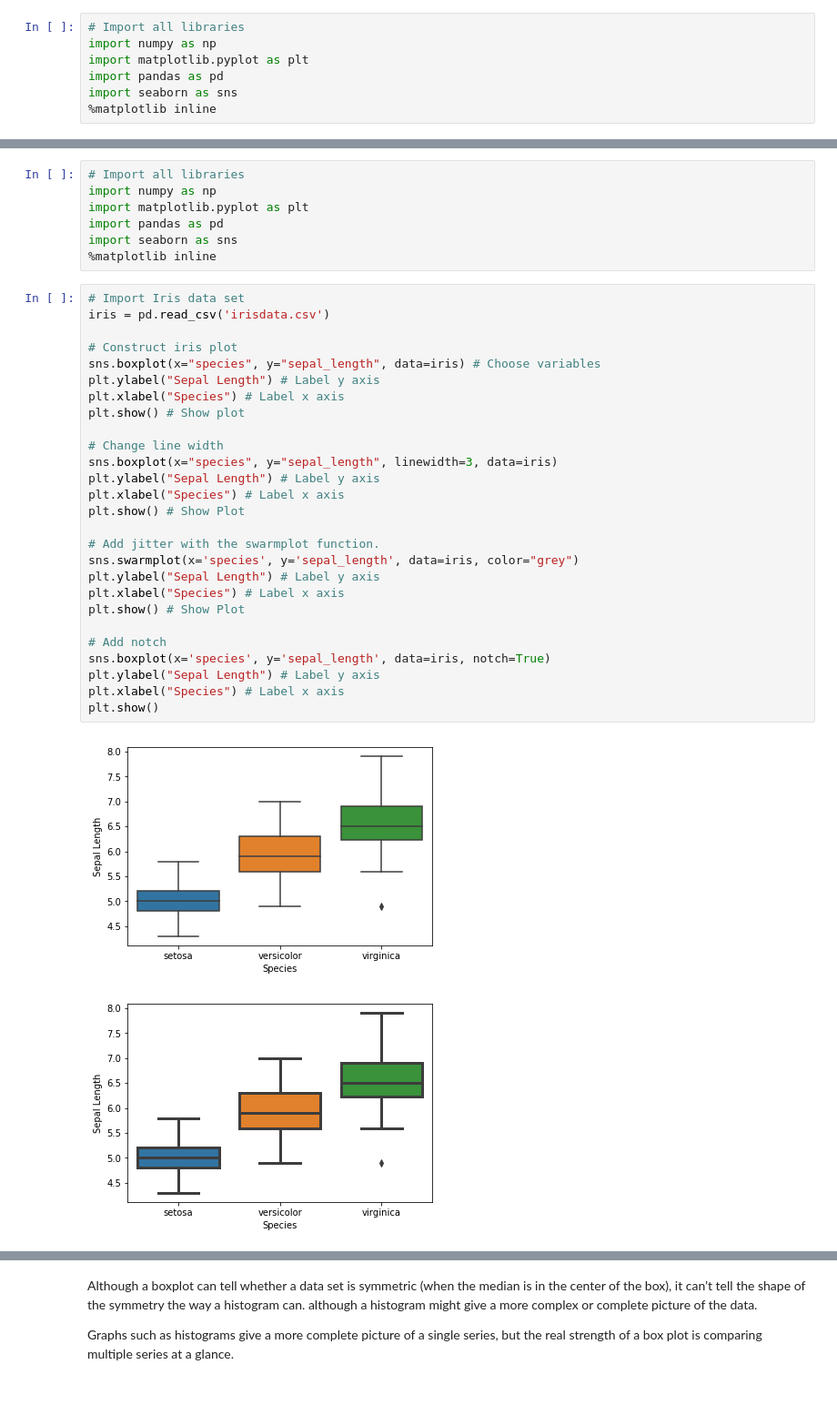
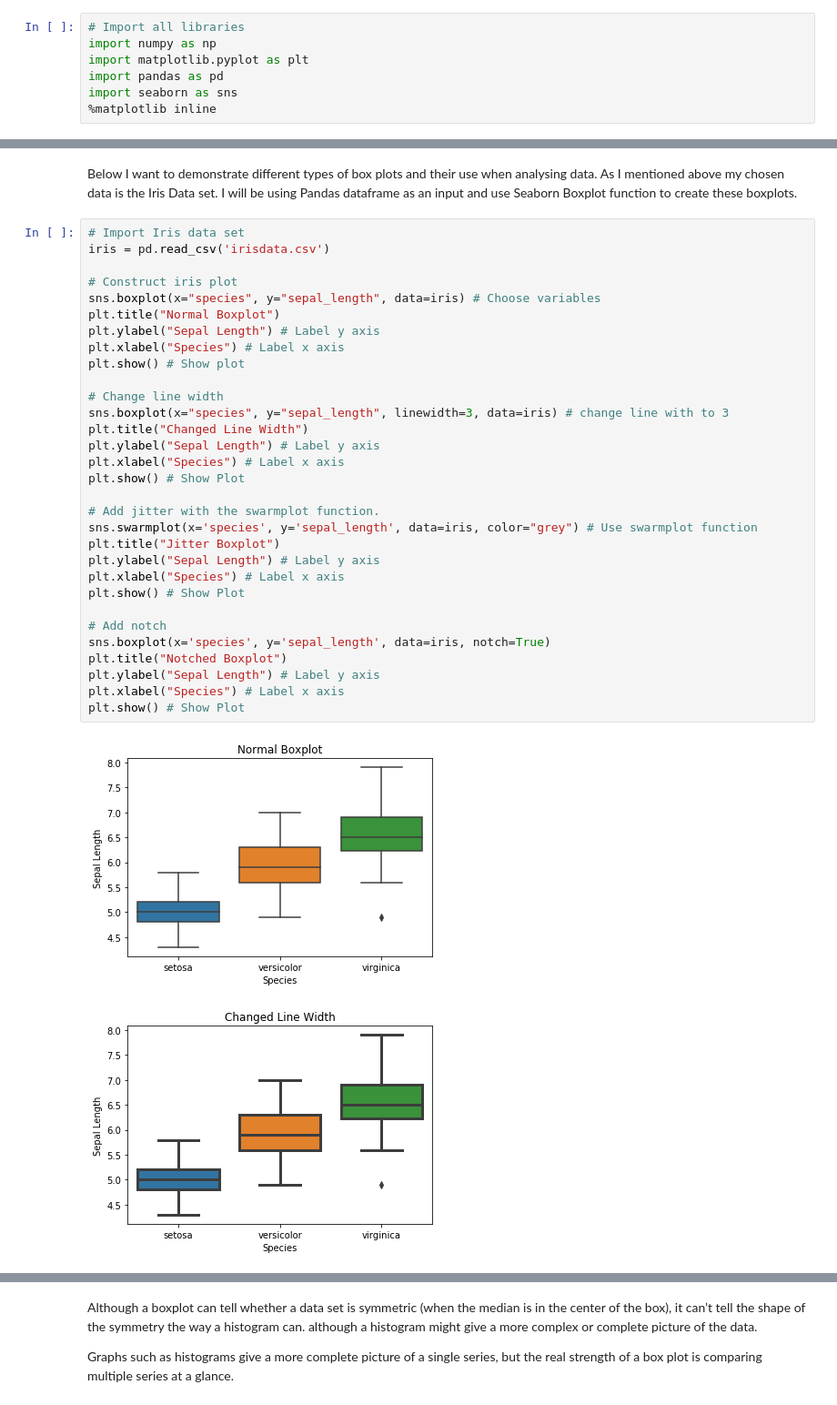
Before and after one commit to simonava5/FundamentalsProject, a Jupyter notebook: BoxPlots.ipynb, the cells around one changed output, grey strips where cells are left out. Shown at 91% size. Cells and saved outputs as stored; diff of their text form.

```diff
--- a/BoxPlots.ipynb
+++ b/BoxPlots.ipynb
@@ -120,37 +99,36 @@ The data set I decided to use to demonstrate box plots is the Iris Data Set.
-# %%
-# Import all libraries
-import numpy as np
-import matplotlib.pyplot as plt
-import pandas as pd
-import seaborn as sns
-%matplotlib inline
+# %% [markdown]
+Below I want to demonstrate different types of box plots and their use when analysing data. As I mentioned above my chosen data is the Iris Data set. I will be using Pandas dataframe as an input and use Seaborn Boxplot function to create these boxplots.
 # %%
 # Import Iris data set
 iris = pd.read_csv('irisdata.csv')
 
 # Construct iris plot
 sns.boxplot(x="species", y="sepal_length", data=iris) # Choose variables
+plt.title("Normal Boxplot")
 plt.ylabel("Sepal Length") # Label y axis
 plt.xlabel("Species") # Label x axis
 plt.show() # Show plot
 
 # Change line width
-sns.boxplot(x="species", y="sepal_length", linewidth=3, data=iris)
+sns.boxplot(x="species", y="sepal_length", linewidth=3, data=iris) # change line with to 3
+plt.title("Changed Line Width")
 plt.ylabel("Sepal Length") # Label y axis
 plt.xlabel("Species") # Label x axis
 plt.show() # Show Plot
 
 # Add jitter with the swarmplot function.
-sns.swarmplot(x='species', y='sepal_length', data=iris, color="grey")
+sns.swarmplot(x='species', y='sepal_length', data=iris, color="grey") # Use swarmplot function
+plt.title("Jitter Boxplot")
 plt.ylabel("Sepal Length") # Label y axis
 plt.xlabel("Species") # Label x axis
 plt.show() # Show Plot
 
 # Add notch
 sns.boxplot(x='species', y='sepal_length', data=iris, notch=True)
+plt.title("Notched Boxplot")
 plt.ylabel("Sepal Length") # Label y axis
 plt.xlabel("Species") # Label x axis
-plt.show()
+plt.show() # Show Plot
 # %% [output]
-[figure, old version]
+[figure, new version]
-[figure, old version]
+[figure, new version]
```
Also changed, not shown: parts of 12 cells of this notebook.
